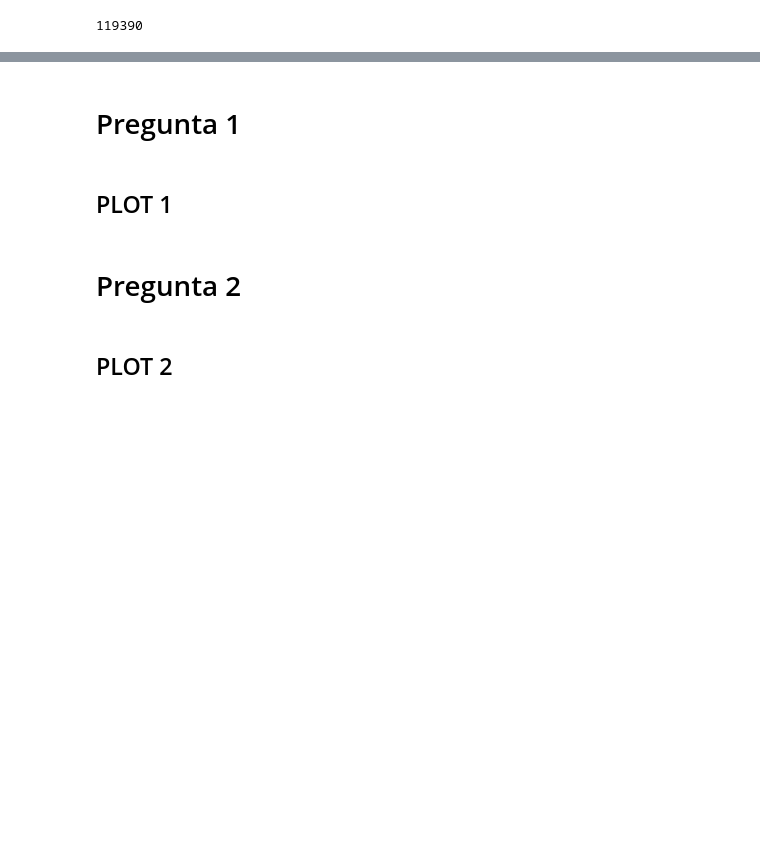
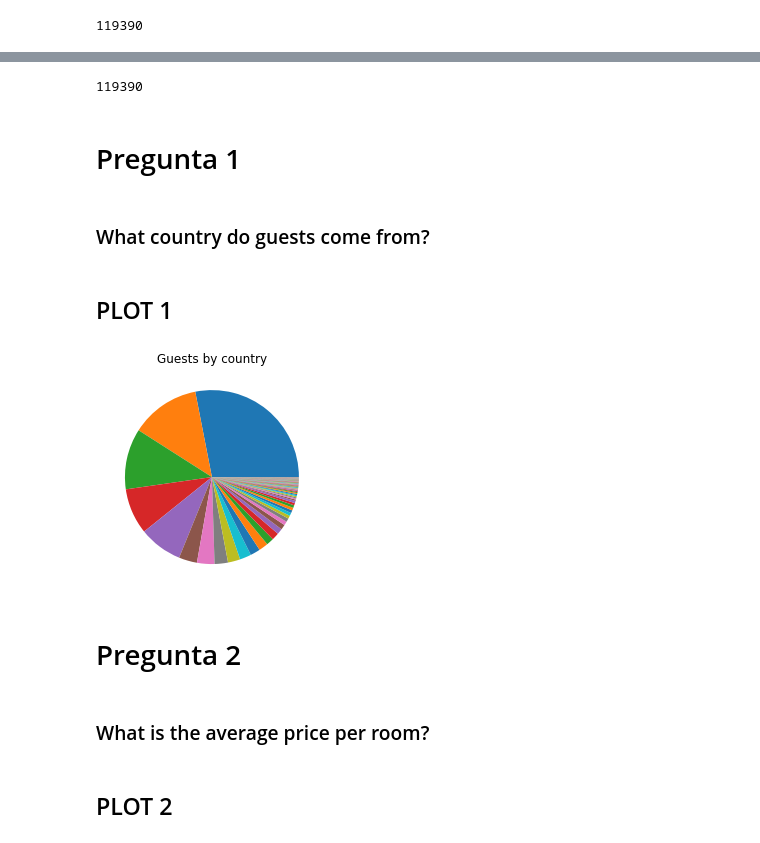
Before and after one commit to carlosmendozaj/Project_Booking_Demand, a Jupyter notebook: Hotel Demand.ipynb, the cells around one changed output, grey strips where cells are left out. Cells and saved outputs as stored; diff of their text form; code cells hidden in the pictures; blank space fills up the shorter version.

```diff
--- a/Hotel Demand.ipynb
+++ b/Hotel Demand.ipynb
@@ -35,2 +58,7 @@ len(purchase_data)
+# %%
+#Country, agent, and company have missing values. Fill data with 0s.
+clean_purchase_data = purchase_data.fillna(value=0)
+# %% [output]
+119390
 # %% [markdown]
 # Pregunta 1
@@ -39,6 +65,19 @@ len(purchase_data)
+# %% [markdown]
+### What country do guests come from?
 # %% [markdown]
 ## PLOT 1
+# %%
+#Guests by country
+countries = clean_purchase_data["country"].loc[clean_purchase_data["is_canceled"]==0].value_counts()
+countries_percentage = round(countries/countries.sum()*100,2)
+fig = plt.pie(countries_percentage)
+plt.title("Guests by country")
+plt.show()
+# %% [output]
+[figure, added]
 # %% [markdown]
 # Pregunta 2
+# %% [markdown]
+### What is the average price per room?
 # %% [markdown]
 ## PLOT 2
```
Also changed, not shown: parts of 8 cells of this notebook.
